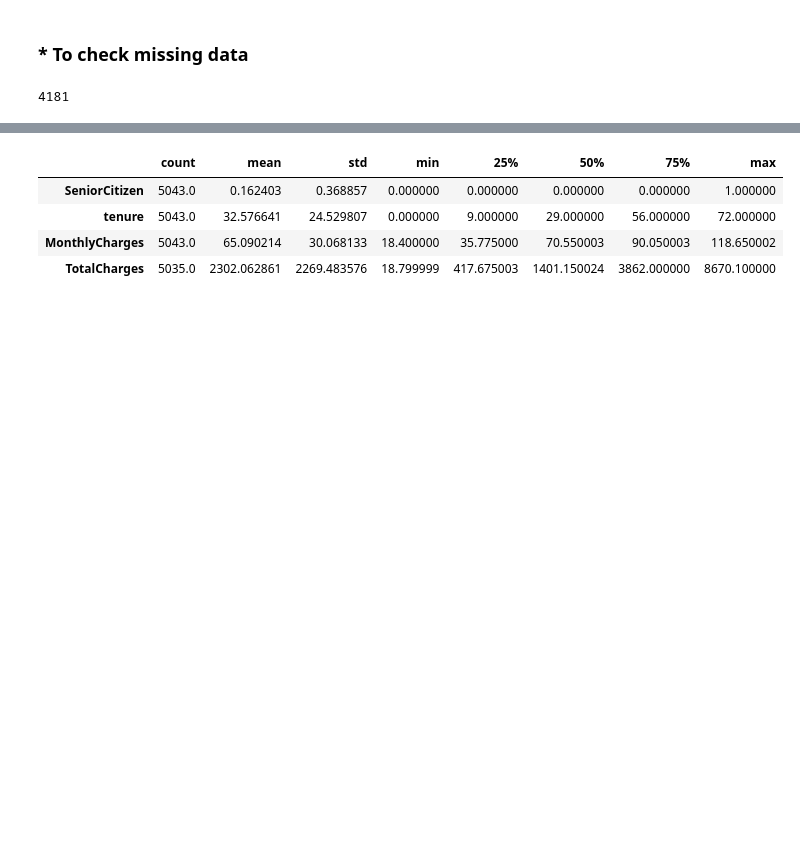
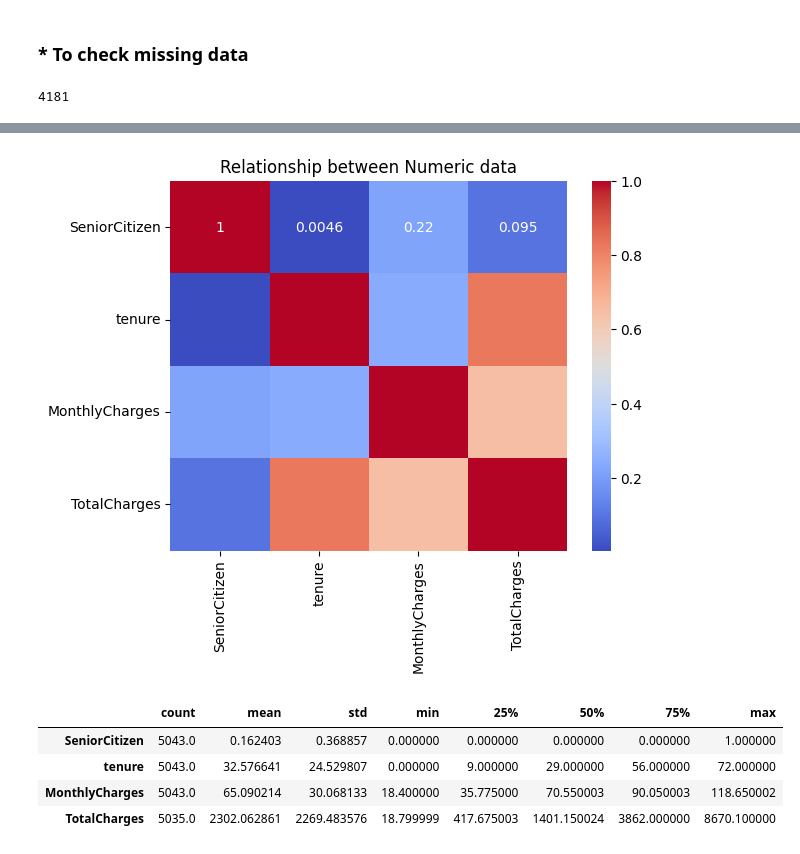
Before and after one commit to qochieng/LP2-Classification-Project, a Jupyter notebook: TelcoChurn-1.ipynb, the cells around one changed output, grey strips where cells are left out. Saved outputs shown, nothing was run; the diff lists cells and outputs as text; code cells hidden in the pictures; blank space fills up the shorter version.

```diff
--- a/TelcoChurn-1.ipynb
+++ b/TelcoChurn-1.ipynb
@@ -181,3 +180,12 @@ data.hist();
+# %%
+data = data.select_dtypes(include='number').corr()
+
+
+heatmap =sns.heatmap(data=data,annot= True,cmap='coolwarm',annot_kws={'size': 10})
+heatmap.set_title('Relationship between Numeric data')
+plt.show()
+# %% [output]
+[figure, added]
 # %%
 data.describe().T
 # %% [output]
```
Also changed, not shown: parts of 62 cells of this notebook, 1 other file.
